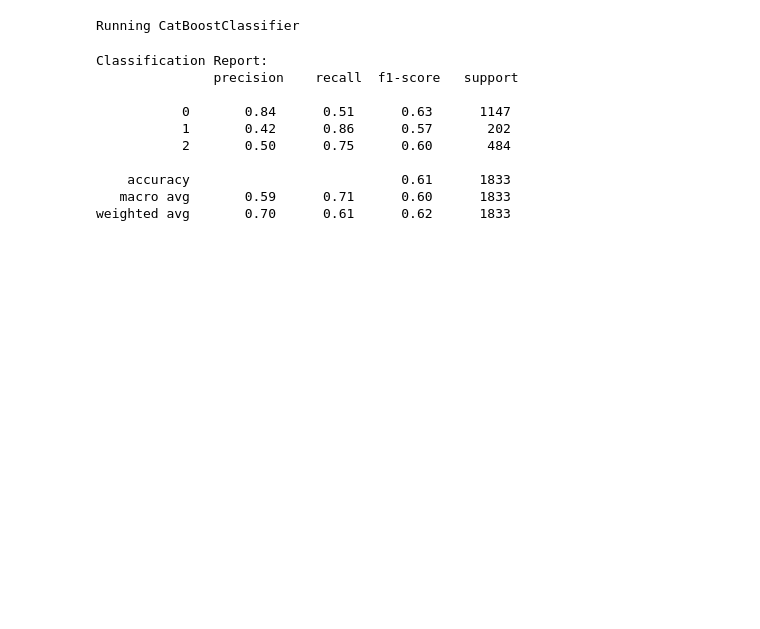
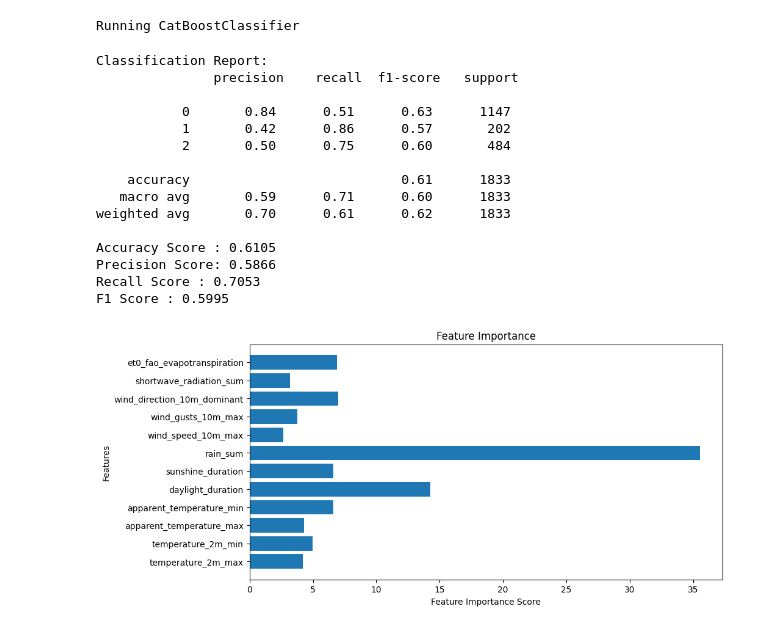
Before and after one commit to Suraj-st/PrinciplesOfDataScience_Portfolio, a Jupyter notebook: Weather_predictions_model.ipynb, the cells around one changed output. Saved outputs shown, nothing was run; the diff lists cells and outputs as text; code cells hidden in the pictures; blank space fills up the shorter version.

Commit message:
Feature Importance Analysis
Feature Importance Analysis

```diff
--- a/Weather_predictions_model.ipynb
+++ b/Weather_predictions_model.ipynb
@@ -696,6 +696,10 @@ Running CatBoostClassifier
 # %%
 # Classification Report
 print("\nClassification Report:\n", classification_report(y_test, y_pred))
+print(f"Accuracy Score : {catb_acc}")
+print(f"Precision Score: {catb_prec}")
+print(f"Recall Score : {catb_rec}")
+print(f"F1 Score : {catb_f1}")
 # %% [output]
 Classification Report:
                precision    recall  f1-score   support
@@ -707,3 +711,25 @@ Classification Report:
     accuracy                           0.61      1833
    macro avg       0.59      0.71      0.60      1833
 weighted avg       0.70      0.61      0.62      1833
+
+Accuracy Score : 0.6105
+Precision Score: 0.5866
+Recall Score : 0.7053
+F1 Score : 0.5995
+# %%
+import matplotlib.pyplot as plt
+import pandas as pd
+
+# Feature importance (for XGBoost, LightGBM, or CatBoost)
+feature_importance = catb.feature_importances_
+features = X_train_resampled.columns
+
+# Plot
+plt.figure(figsize=(10, 5))
+plt.barh(features, feature_importance)
+plt.xlabel("Feature Importance Score")
+plt.ylabel("Features")
+plt.title("Feature Importance")
+plt.show()
+# %% [output]
+[figure, added]
```
